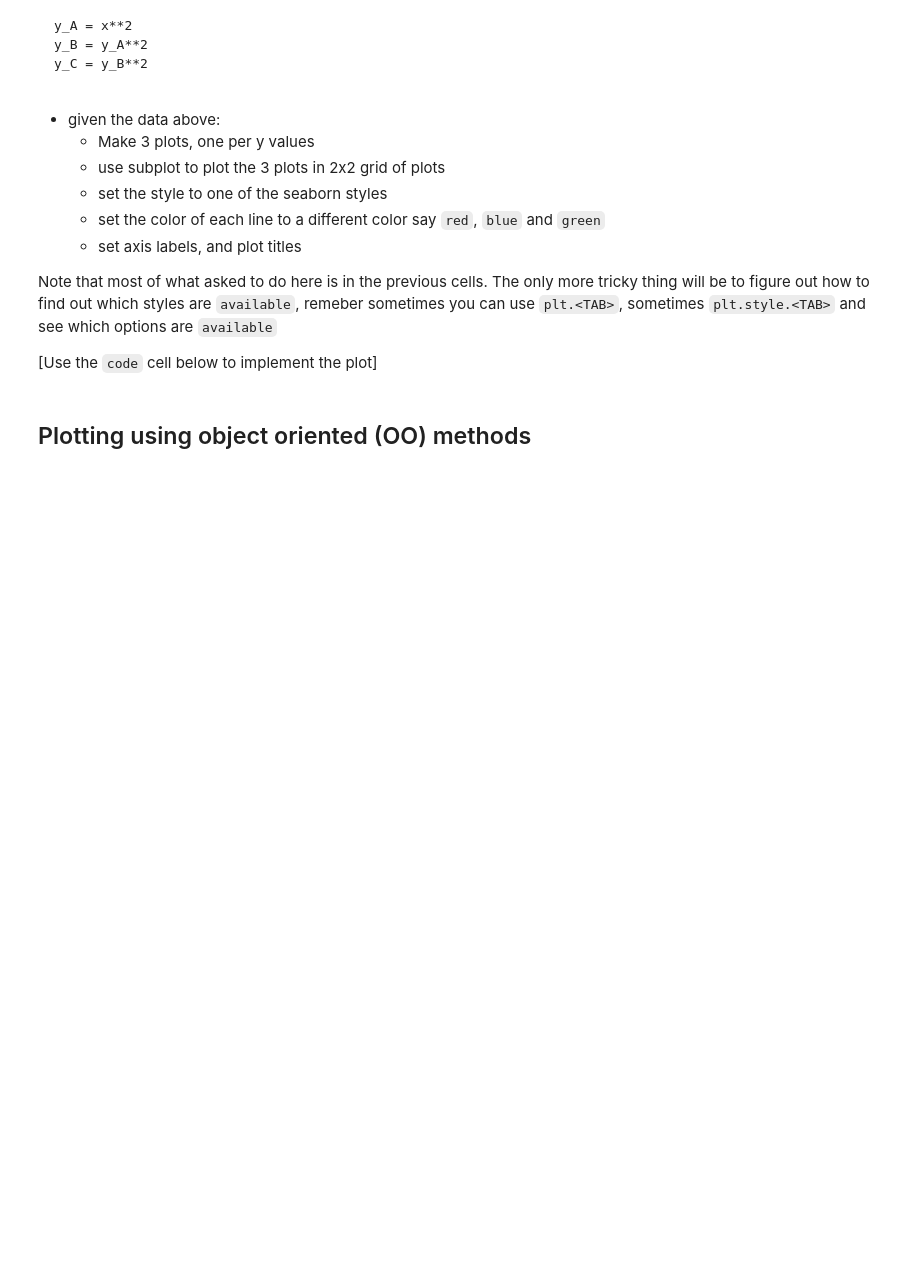
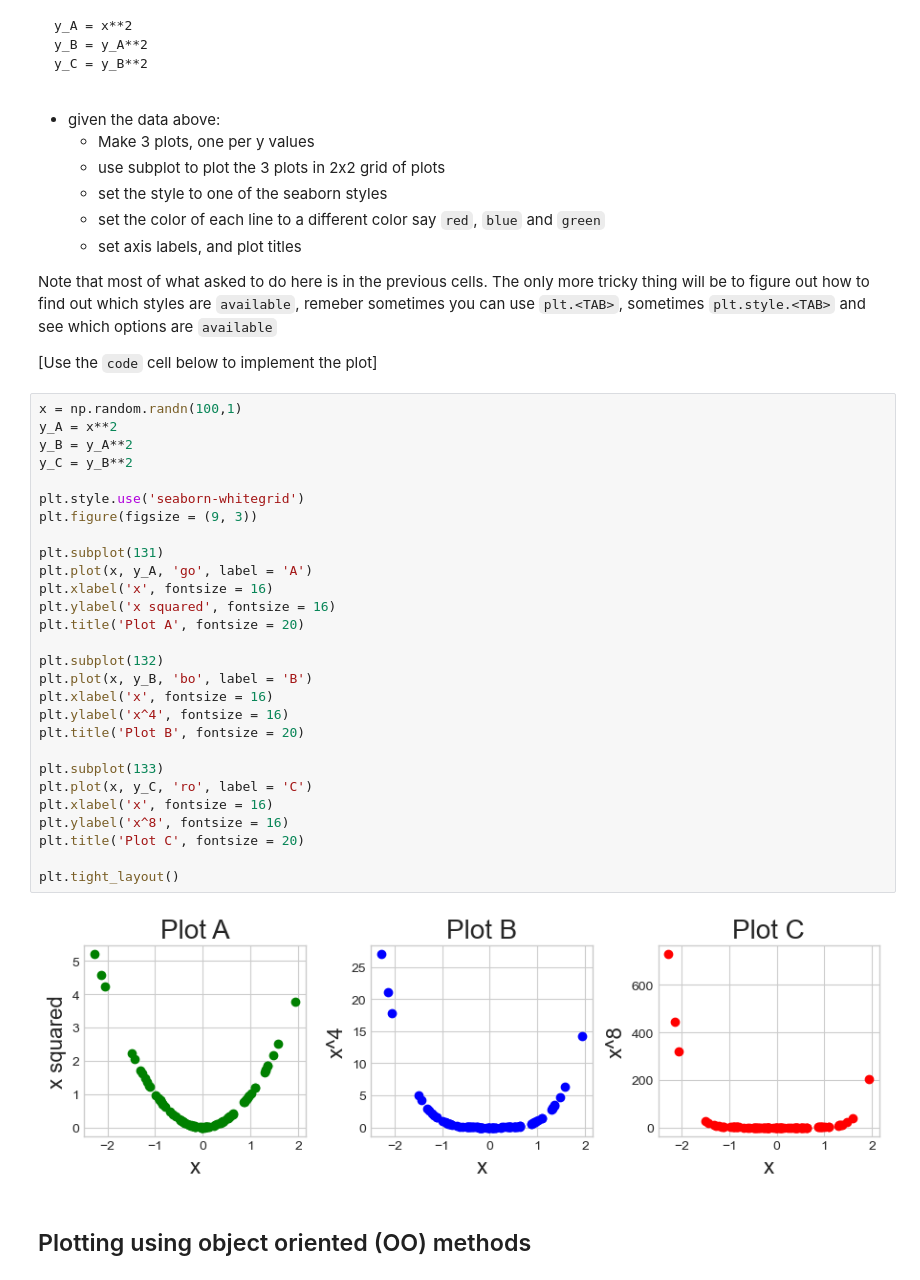
Before and after one commit to cjhoang/PythonTutorials, a Jupyter notebook: tutorial012-Plotting-Matplotlib-Introduction.ipynb, the cells around one changed output. Drawn from its saved outputs; the diff is of its cells as text; blank space fills up the shorter version.

```diff
--- a/tutorial012-Plotting-Matplotlib-Introduction.ipynb
+++ b/tutorial012-Plotting-Matplotlib-Introduction.ipynb
@@ -609,6 +640,36 @@ y_C = y_B**2
   Note that most of what asked to do here is in the previous cells. The only more tricky thing will be to figure out how to find out which styles are `available`, remeber sometimes you can use `plt.<TAB>`, sometimes `plt.style.<TAB>` and see which options are `available`
 
   [Use the `code` cell below to implement the plot]
+# %%
+x = np.random.randn(100,1)
+y_A = x**2
+y_B = y_A**2
+y_C = y_B**2
+
+plt.style.use('seaborn-whitegrid')
+plt.figure(figsize = (9, 3))
+
+plt.subplot(131)
+plt.plot(x, y_A, 'go', label = 'A')
+plt.xlabel('x', fontsize = 16)
+plt.ylabel('x squared', fontsize = 16)
+plt.title('Plot A', fontsize = 20)
+
+plt.subplot(132)
+plt.plot(x, y_B, 'bo', label = 'B')
+plt.xlabel('x', fontsize = 16)
+plt.ylabel('x^4', fontsize = 16)
+plt.title('Plot B', fontsize = 20)
+
+plt.subplot(133)
+plt.plot(x, y_C, 'ro', label = 'C')
+plt.xlabel('x', fontsize = 16)
+plt.ylabel('x^8', fontsize = 16)
+plt.title('Plot C', fontsize = 20)
+
+plt.tight_layout()
+# %% [output]
+[figure, added]
 # %% [markdown]
 ## Plotting using object oriented (OO) methods
 # %% [markdown]
```
Also changed, not shown: parts of 17 cells of this notebook.
